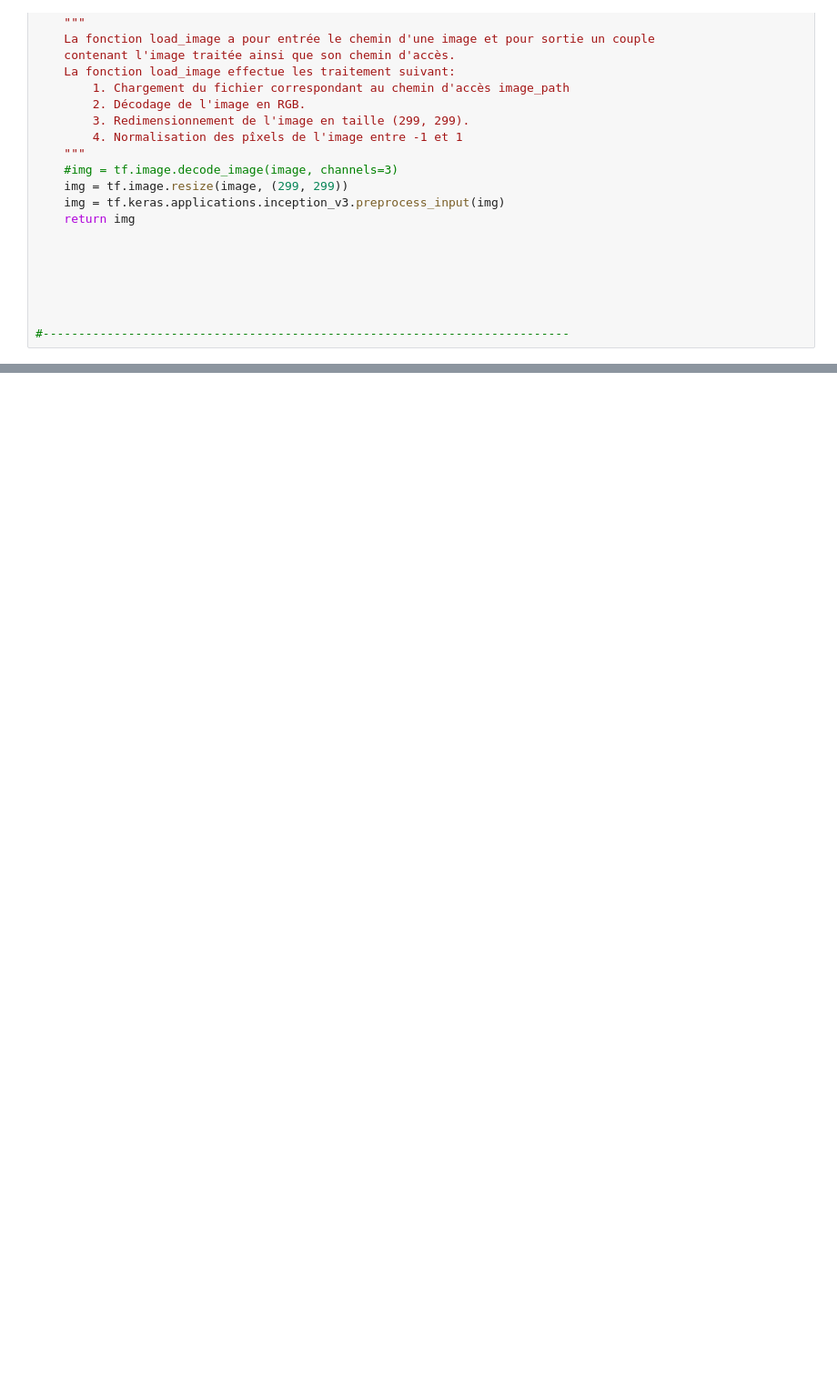
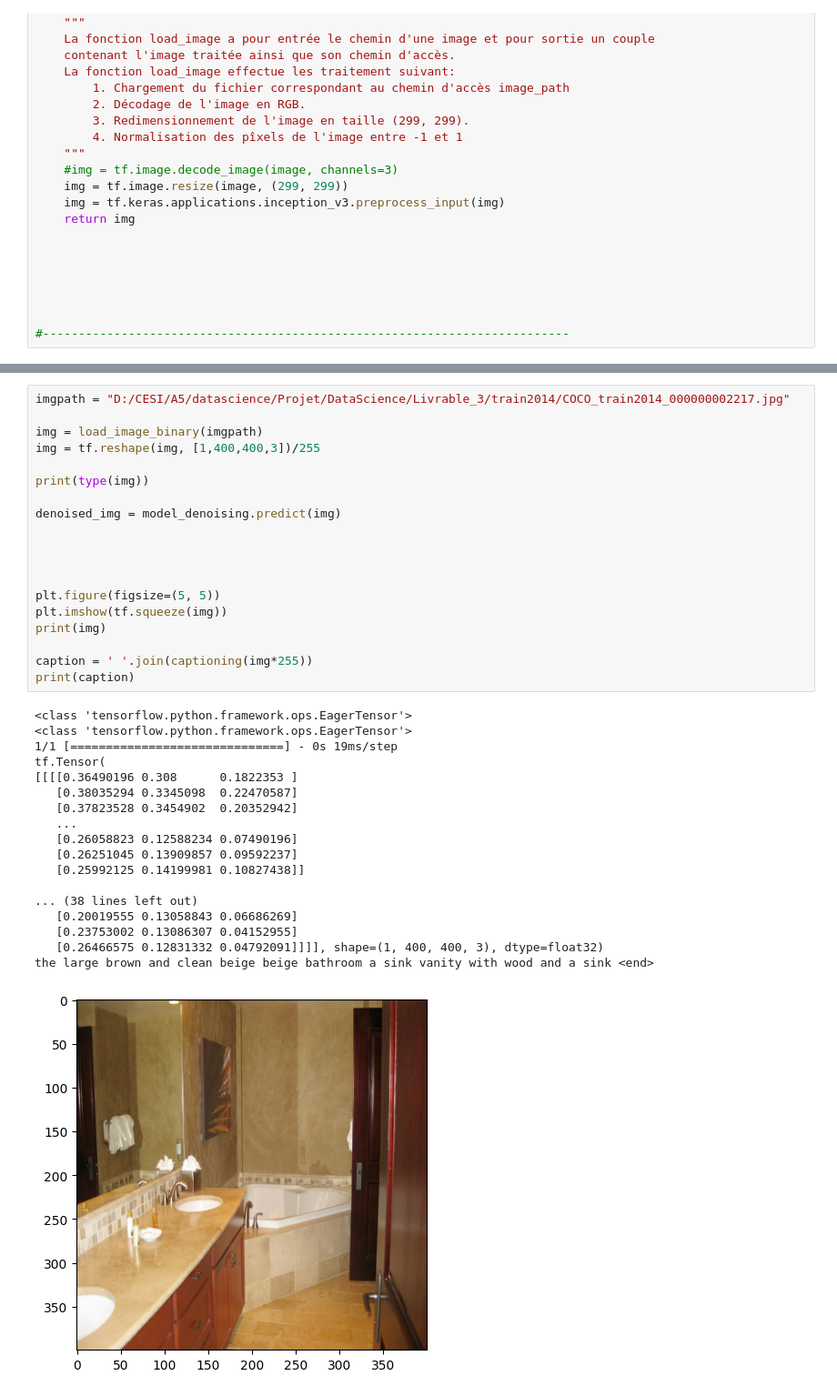
Before and after one commit to Victorien-Goudeau/DataScience, a Jupyter notebook: Livrable_3/test_alltogether.ipynb, the cells around one changed output, grey strips where cells are left out. Shown at 91% size. Saved outputs shown, nothing was run; the diff lists cells and outputs as text; blank space fills up the shorter version.

```diff
--- a/Livrable_3/test_alltogether.ipynb
+++ b/Livrable_3/test_alltogether.ipynb
@@ -164,0 +168,38 @@ the back <end>
+# %%
+imgpath = "D:/CESI/A5/datascience/Projet/DataScience/Livrable_3/train2014/COCO_train2014_000000002217.jpg"
+
+img = load_image_binary(imgpath)
+img = tf.reshape(img, [1,400,400,3])/255
+
+print(type(img))
+
+denoised_img = model_denoising.predict(img)
+
+
+
+
+plt.figure(figsize=(5, 5))
+plt.imshow(tf.squeeze(img))
+print(img)
+
+caption = ' '.join(captioning(img*255))
+print(caption)
+# %% [output]
+<class 'tensorflow.python.framework.ops.EagerTensor'>
+<class 'tensorflow.python.framework.ops.EagerTensor'>
+1/1 [==============================] - 0s 19ms/step
+tf.Tensor(
+[[[[0.36490196 0.308      0.1822353 ]
+   [0.38035294 0.3345098  0.22470587]
+   [0.37823528 0.3454902  0.20352942]
+   ...
+   [0.26058823 0.12588234 0.07490196]
+   [0.26251045 0.13909857 0.09592237]
+   [0.25992125 0.14199981 0.10827438]]
+
+... (38 lines left out)
+   [0.20019555 0.13058843 0.06686269]
+   [0.23753002 0.13086307 0.04152955]
+   [0.26466575 0.12831332 0.04792091]]]], shape=(1, 400, 400, 3), dtype=float32)
+the large brown and clean beige beige bathroom a sink vanity with wood and a sink <end>
+[figure, added]
```
Also changed, not shown: parts of 2 cells of this notebook, 2 other files.
